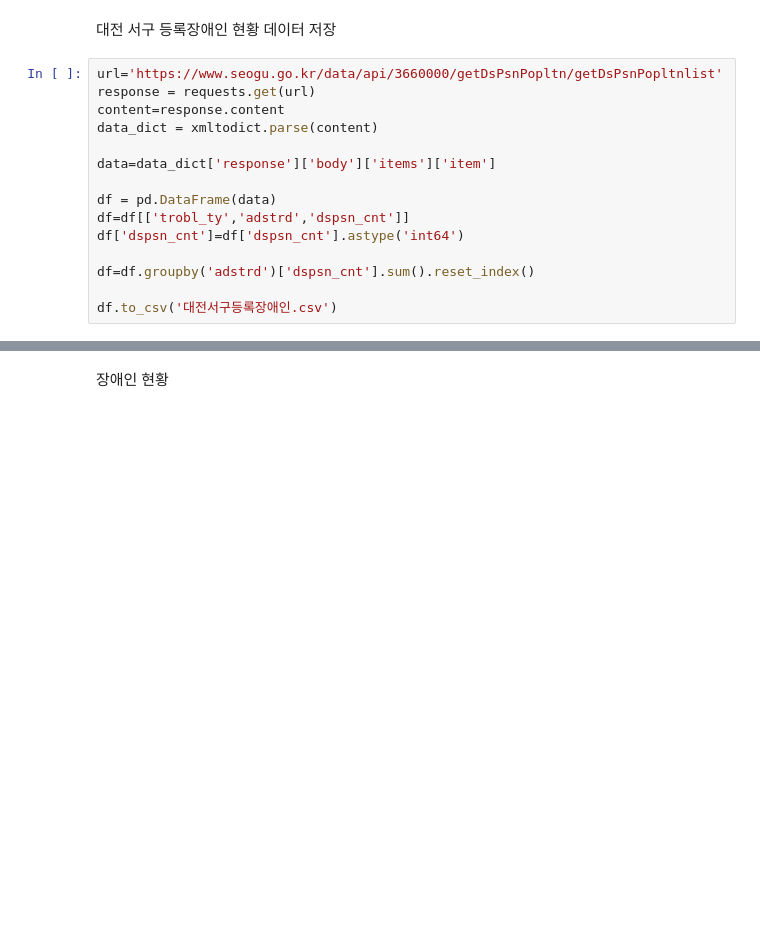
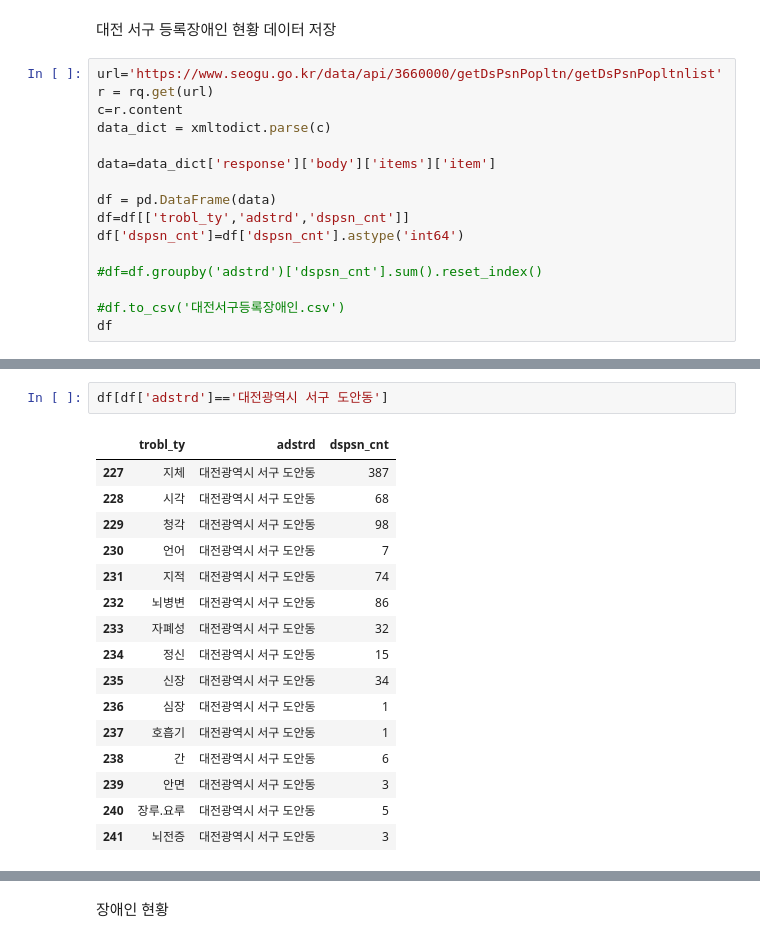
Before and after one commit to Dadaeunkim/daejeonwelfare, a Jupyter notebook: 대전시장애인인구분석.ipynb, the cells around one changed output, grey strips where cells are left out. Cells and saved outputs as stored; diff of their text form; blank space fills up the shorter version.

```diff
--- a/대전시장애인인구분석.ipynb
+++ b/대전시장애인인구분석.ipynb
@@ -33,9 +33,9 @@ import xmltodict
 대전 서구 등록장애인 현황 데이터 저장
 # %%
 url='https://www.seogu.go.kr/data/api/3660000/getDsPsnPopltn/getDsPsnPopltnlist'
-response = requests.get(url)
-content=response.content
-data_dict = xmltodict.parse(content)
+r = rq.get(url)
+c=r.content
+data_dict = xmltodict.parse(c)
 
 data=data_dict['response']['body']['items']['item']
 
@@ -43,6 +43,7 @@ df = pd.DataFrame(data)
 df=df[['trobl_ty','adstrd','dspsn_cnt']]
 df['dspsn_cnt']=df['dspsn_cnt'].astype('int64')
 
-df=df.groupby('adstrd')['dspsn_cnt'].sum().reset_index()
+#df=df.groupby('adstrd')['dspsn_cnt'].sum().reset_index()
 
-df.to_csv('대전서구등록장애인.csv')
+#df.to_csv('대전서구등록장애인.csv')
+df
@@ -48,0 +64,19 @@ df.to_csv('대전서구등록장애인.csv')
+# %%
+df[df['adstrd']=='대전광역시 서구 도안동']
+# %% [output]
+|  | trobl_ty | adstrd | dspsn_cnt |
+| 227 | 지체 | 대전광역시 서구 도안동 | 387 |
+| 228 | 시각 | 대전광역시 서구 도안동 | 68 |
+| 229 | 청각 | 대전광역시 서구 도안동 | 98 |
+| 230 | 언어 | 대전광역시 서구 도안동 | 7 |
+| 231 | 지적 | 대전광역시 서구 도안동 | 74 |
+| 232 | 뇌병변 | 대전광역시 서구 도안동 | 86 |
+| 233 | 자폐성 | 대전광역시 서구 도안동 | 32 |
+| 234 | 정신 | 대전광역시 서구 도안동 | 15 |
+| 235 | 신장 | 대전광역시 서구 도안동 | 34 |
+| 236 | 심장 | 대전광역시 서구 도안동 | 1 |
+| 237 | 호흡기 | 대전광역시 서구 도안동 | 1 |
+| 238 | 간 | 대전광역시 서구 도안동 | 6 |
+| 239 | 안면 | 대전광역시 서구 도안동 | 3 |
+| 240 | 장루.요루 | 대전광역시 서구 도안동 | 5 |
+| 241 | 뇌전증 | 대전광역시 서구 도안동 | 3 |
```
Also changed, not shown: parts of 10 cells of this notebook.
